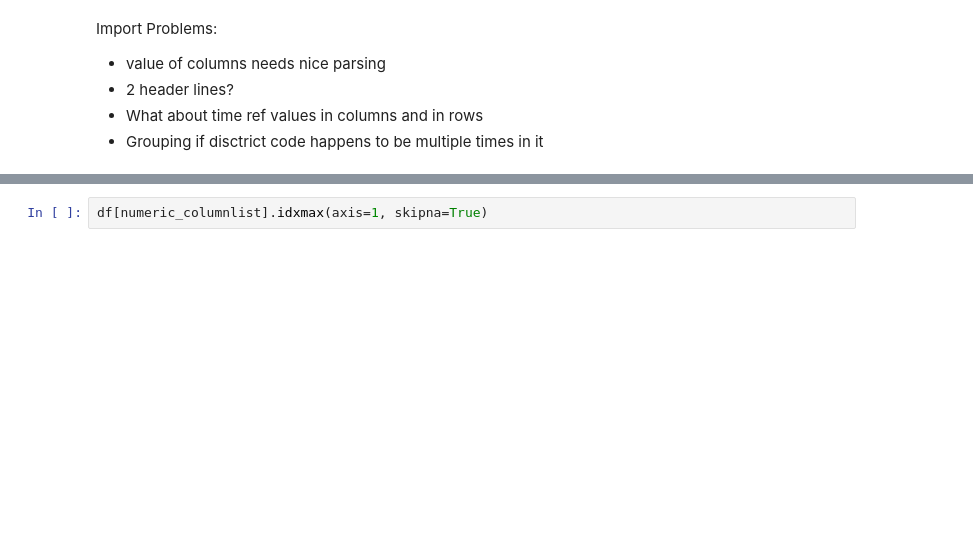
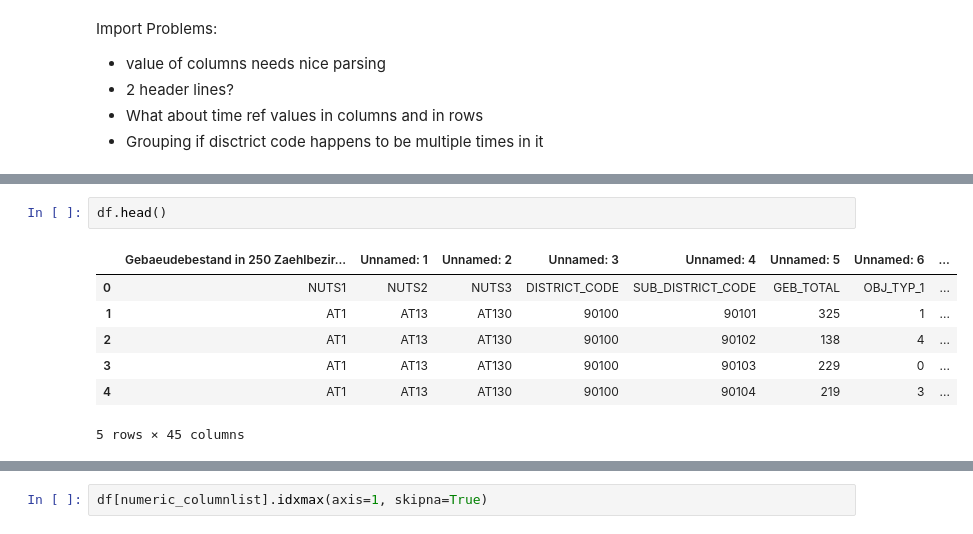
Before and after one commit to hedata/reboting, a Jupyter notebook: uploaded_data/mapopendata.ipynb, the cells around one changed output, grey strips where cells are left out. Cells and saved outputs as stored; diff of their text form; blank space fills up the shorter version.

```diff
--- a/uploaded_data/mapopendata.ipynb
+++ b/uploaded_data/mapopendata.ipynb
@@ -85,3 +134,13 @@ os.remove(filename)
+# %%
+df.head()
+# %% [output]
+|  | Gebaeudebestand in 250 Zaehlbezir... | Unnamed: 1 | Unnamed: 2 | Unnamed: 3 | Unnamed: 4 | Unnamed: 5 | Unnamed: 6 | ... |
+| 0 | NUTS1 | NUTS2 | NUTS3 | DISTRICT_CODE | SUB_DISTRICT_CODE | GEB_TOTAL | OBJ_TYP_1 | ... |
+| 1 | AT1 | AT13 | AT130 | 90100 | 90101 | 325 | 1 | ... |
+| 2 | AT1 | AT13 | AT130 | 90100 | 90102 | 138 | 4 | ... |
+| 3 | AT1 | AT13 | AT130 | 90100 | 90103 | 229 | 0 | ... |
+| 4 | AT1 | AT13 | AT130 | 90100 | 90104 | 219 | 3 | ... |
+5 rows × 45 columns
 # %%
 !pip install git+git://github.com/ODInfoBiz/pyyacp
 # %% [output]
```
Also changed, not shown: parts of 6 cells of this notebook, 1 other file.
